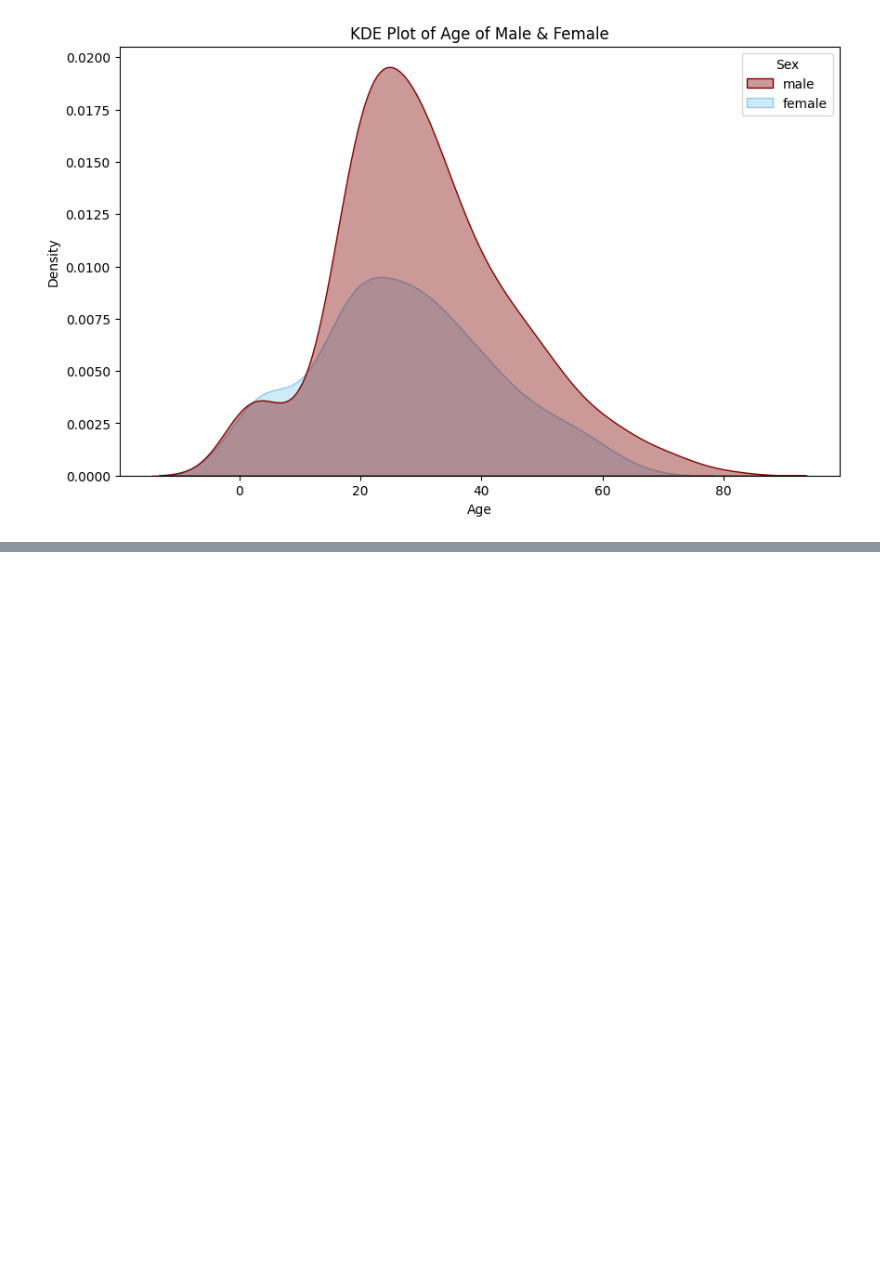
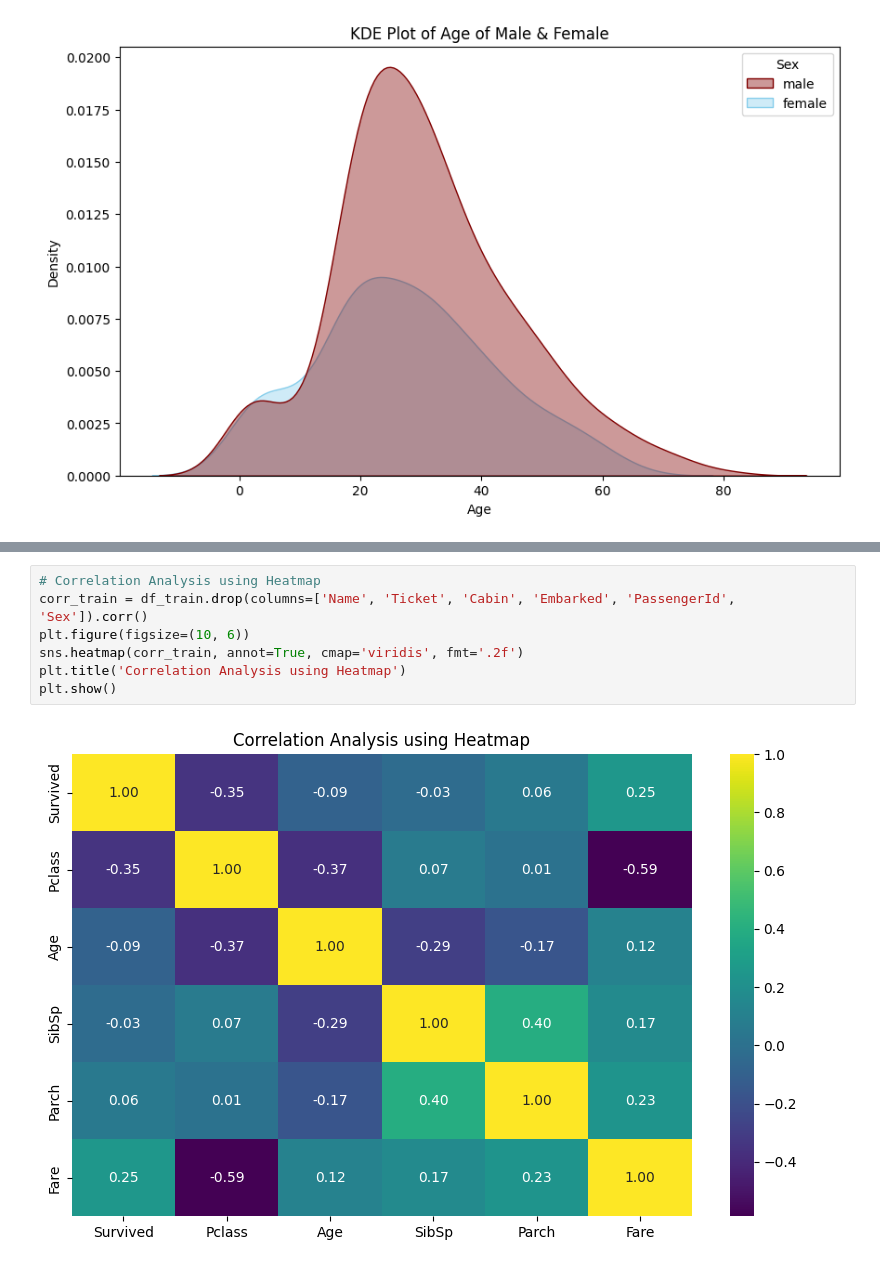
Before and after one commit to adiprrassetyo/belajar-data-science, a Jupyter notebook: chapter_2/titanic/titanic_study_case.ipynb, the cells around one changed output, grey strips where cells are left out. Saved outputs shown, nothing was run; the diff lists cells and outputs as text; blank space fills up the shorter version.

```diff
--- a/chapter_2/titanic/titanic_study_case.ipynb
+++ b/chapter_2/titanic/titanic_study_case.ipynb
@@ -162,0 +163,9 @@ NameError: name 'plt' is not defined
+# %%
+# Correlation Analysis using Heatmap
+corr_train = df_train.drop(columns=['Name', 'Ticket', 'Cabin', 'Embarked', 'PassengerId', 'Sex']).corr()
+plt.figure(figsize=(10, 6))
+sns.heatmap(corr_train, annot=True, cmap='viridis', fmt='.2f')
+plt.title('Correlation Analysis using Heatmap')
+plt.show()
+# %% [output]
+[figure, added]
```
Also changed, not shown: parts of 1 cell of this notebook.
